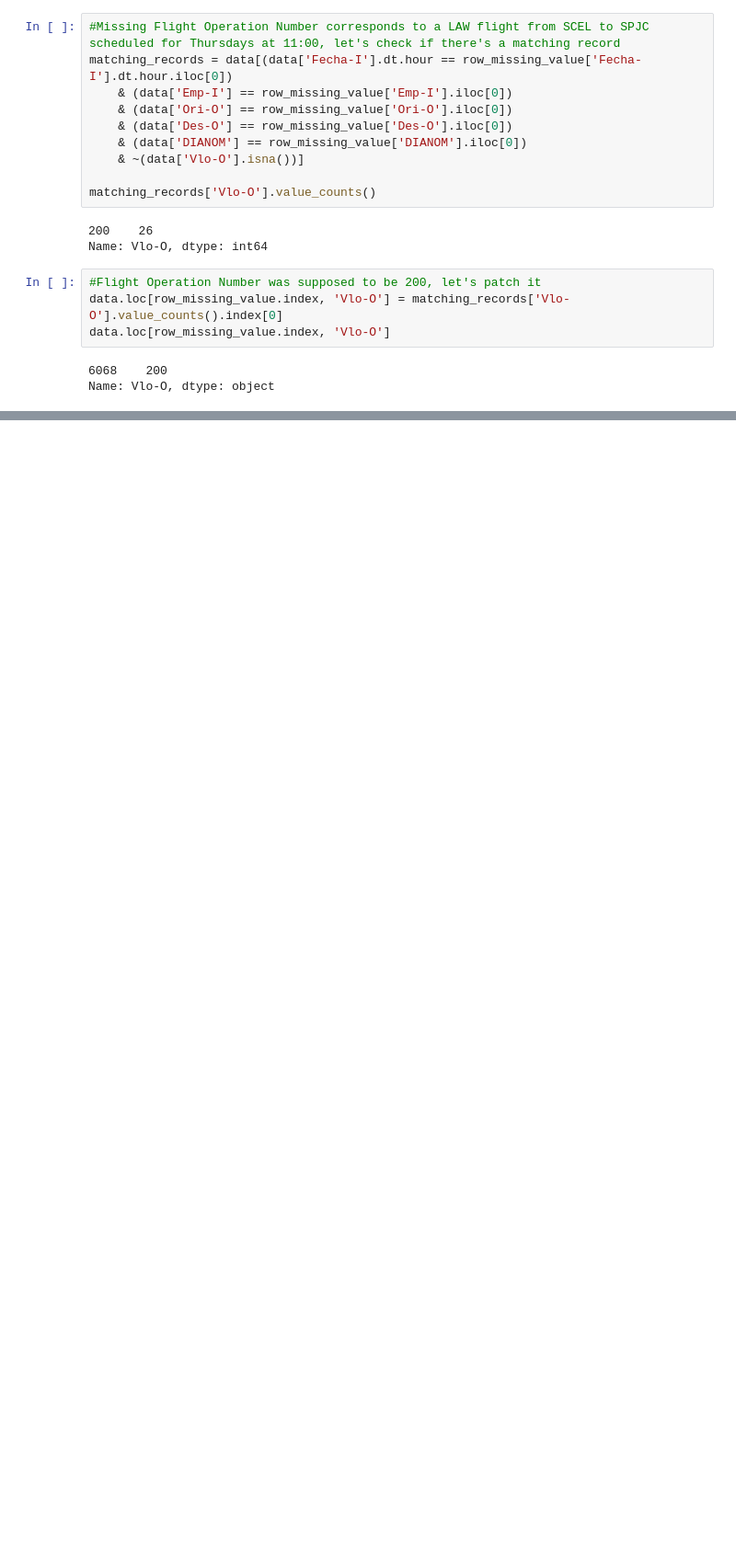
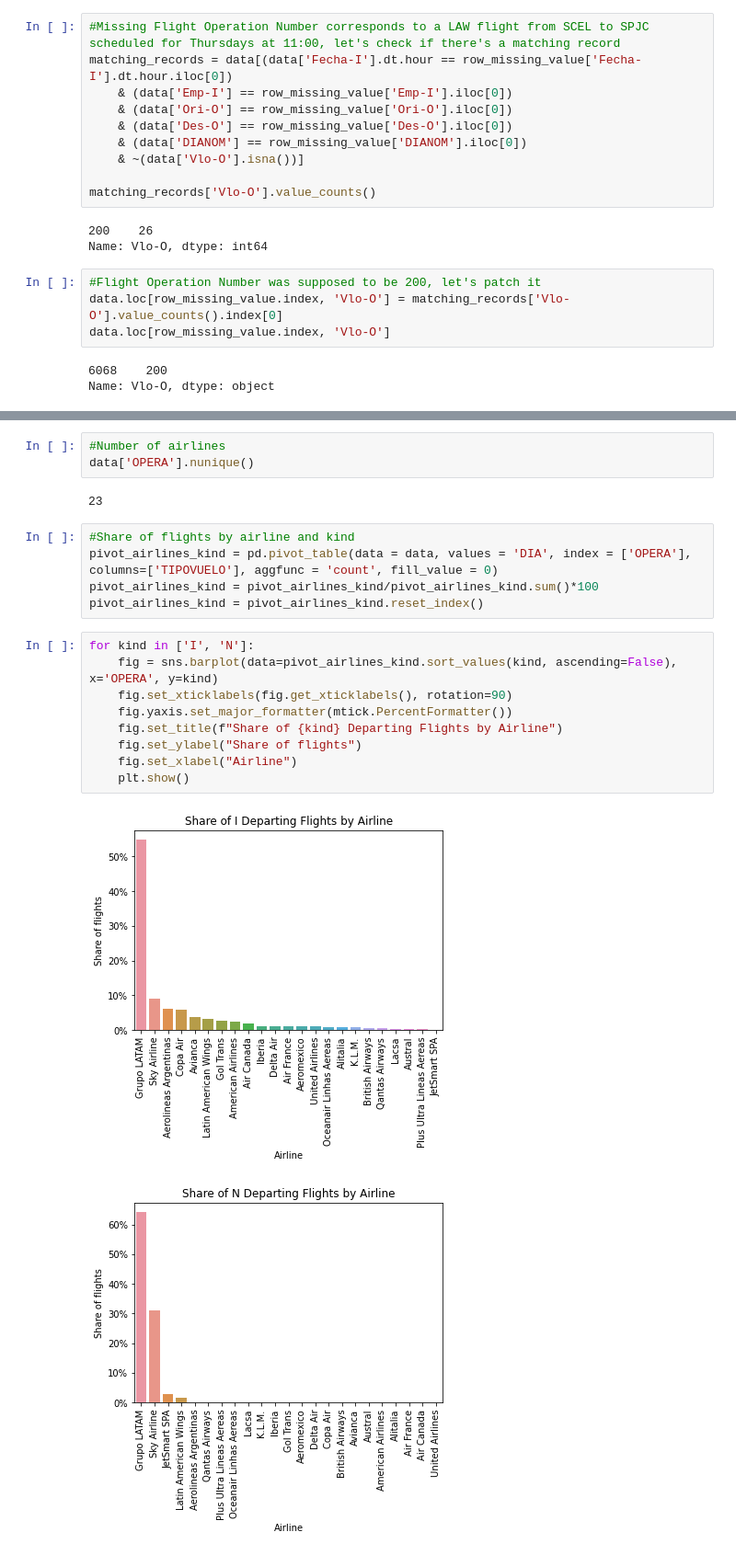
Before and after one commit to javierwelch/challenge_latam, a Jupyter notebook: notebooks/solution.ipynb, the cells around one changed output, grey strips where cells are left out. Shown: that part at 92% size. Drawn from its saved outputs; the diff is of its cells as text; blank space fills up the shorter version.

```diff
--- a/notebooks/solution.ipynb
+++ b/notebooks/solution.ipynb
@@ -111,0 +134,22 @@ Name: Vlo-O, dtype: object
+# %%
+#Number of airlines
+data['OPERA'].nunique()
+# %% [output]
+23
+# %%
+#Share of flights by airline and kind
+pivot_airlines_kind = pd.pivot_table(data = data, values = 'DIA', index = ['OPERA'], columns=['TIPOVUELO'], aggfunc = 'count', fill_value = 0)
+pivot_airlines_kind = pivot_airlines_kind/pivot_airlines_kind.sum()*100
+pivot_airlines_kind = pivot_airlines_kind.reset_index()
+# %%
+for kind in ['I', 'N']:
+    fig = sns.barplot(data=pivot_airlines_kind.sort_values(kind, ascending=False), x='OPERA', y=kind)
+    fig.set_xticklabels(fig.get_xticklabels(), rotation=90)
+    fig.yaxis.set_major_formatter(mtick.PercentFormatter())
+    fig.set_title(f"Share of {kind} Departing Flights by Airline")
+    fig.set_ylabel("Share of flights")
+    fig.set_xlabel("Airline")
+    plt.show()
+# %% [output]
+[figure, added]
+[figure, added]
```
Also changed, not shown: parts of 13 cells of this notebook, 1 other file.
